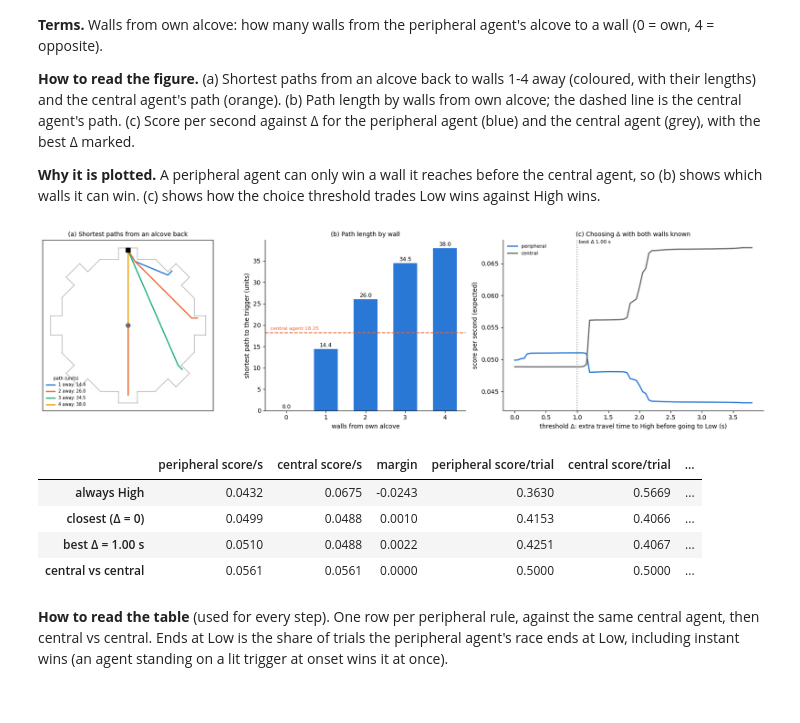
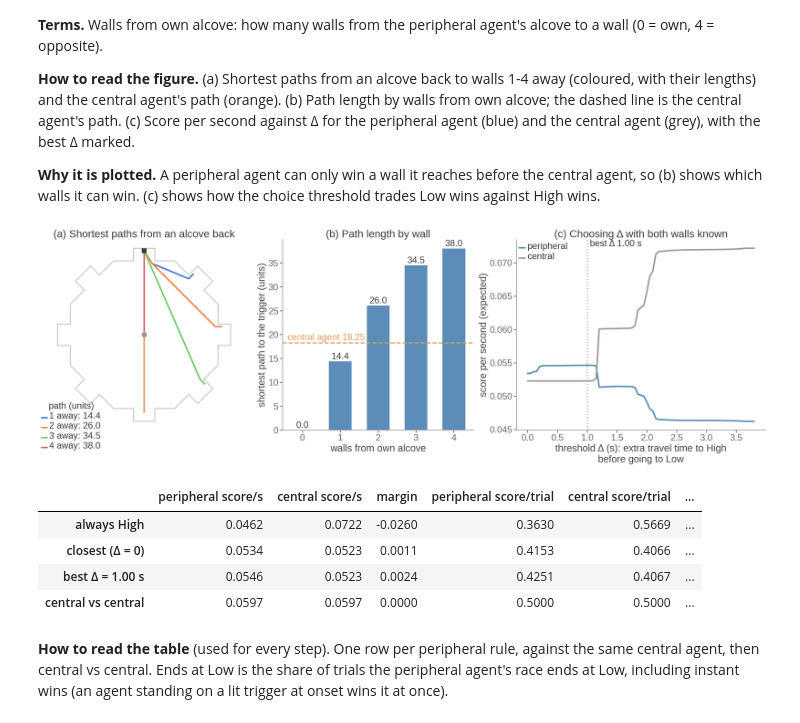
Before and after one commit to tomhagley6/octagon_analysis, a Jupyter notebook: demos/analytical_modelling/geometric_model_assembly.ipynb, the cells around one changed output. Cells and saved outputs as stored; diff of their text form; code cells hidden in the pictures.

Commit message:
Some more progress on the geometric model, which is currently the model used in presentation for lab meeting data blitz 261027. Also, characterisation notebook on the model sims from 261020 models.

```diff
--- a/demos/analytical_modelling/geometric_model_assembly.ipynb
+++ b/demos/analytical_modelling/geometric_model_assembly.ipynb
@@ -72,14 +86,16 @@ onset = periph.merge(traj[['model', 'trial_num', 'player', 'yaw']], on=['model',
 POS = onset[['x', 'z']].to_numpy(float)
 HEAD = np.degrees([y[0] for y in onset['yaw']])
 
-# get the turning rate, closing speed and per-trial overhead measured from central agents
+# get the turning rate and closing speed measured from central agents
 timing_df = data_saving.cached(f'trial_timing_{BATCH}_central5',
                                lambda: ar.collect_trial_timing(SIM_DATA_FOLDER, CENTRAL[:5], verbose=False),
                                recompute=RECOMPUTE, stamp=(tuple(CENTRAL[:5]), 'v2'))
 alignment = data_saving.cached(f'central_alignment_{BATCH}_central5',
                                lambda: ar.collect_central_alignment(SIM_DATA_FOLDER, CENTRAL[:5], verbose=False),
                                recompute=RECOMPUTE, stamp=(tuple(CENTRAL[:5]), ar.ALIGN_TOL, 'rays', 'v4'))
-OVERHEAD = timing_df['overhead_s'].mean()
+AGENT_OVERHEAD = timing_df['overhead_s'].mean()
+# take the human social mean time outside the race (agent logs round each delay up to a 1/3 s frame)
+OVERHEAD = ar.human_overhead('social')
 ROT, CLOSE = ar.rotation_speed(alignment), ar.closing_speed(alignment)
 
 # get the model races and each position's paths and known-wall times
@@ -87,7 +103,7 @@ races = data_saving.cached(f'periph_ray_races_{BATCH}',
                            lambda: ar.build_races_rays(POS, HEAD, ROT, CLOSE, groups=onset['model'].to_numpy()),
                            recompute=RECOMPUTE,
                            stamp=(tuple(PERIPHERAL), len(POS), round(ROT, 3), round(CLOSE, 3), ar.HEAD_STEP, ar.TRACE_DT,
-                                  True, True, 'v8'))
+                                  True, True, 'v10'))
 D_KNOWN, T_KNOWN = data_saving.cached(f'periph_known_wall_times_{BATCH}',
                                       lambda: ar.known_wall_times(POS, HEAD, ROT, CLOSE),
                                       recompute=RECOMPUTE, stamp=(len(POS), round(ROT, 3), round(CLOSE, 3), 'v1'))
@@ -273,51 +427,54 @@ sweep0 = pd.DataFrame([dict(delta=d, **summary(with_times(D_KNOWN[pi_, hi_] / ar
                                                'low_first', central_t=CT_STRAIGHT)) for d in D_GRID])
 D_BEST0 = float(sweep0.loc[sweep0['peripheral score/s'].idxmax(), 'delta'])
 
-fig, axes = plt.subplots(1, 3, figsize=(17, 4.8), gridspec_kw=dict(width_ratios=[1, 1, 1.3]))
+fig, axes = plt.subplots(1, 3, figsize=(27, 9), gridspec_kw=dict(width_ratios=[1, 1, 1.3]))
 ax = axes[0]
 draw_arena(ax)
-for off, col in zip((1, 2, 3, 4), ('#2a78d6', '#eb6834', '#1baf7a', '#eda100')):
+for off, col in zip((1, 2, 3, 4), sns.color_palette('muted', 4).as_hex()):
     p = ar.path_points(BACK, off)
-    ax.plot(p[:, 0], p[:, 1], color=col, lw=2, label=f'{off} away: {d_back[off]:.1f}')
-draw_central(ax, 4)
-ax.plot(*BACK, 'ks', ms=7)
-ax.legend(loc='lower left', fontsize=7, frameon=False, title='path (units)', title_fontsize=7)
+    ax.plot(p[:, 0], p[:, 1], color=col, lw=4, label=f'{off} away: {d_back[off]:.1f}')
+pts_c = ar.path_points(np.zeros(2), 4)
+ax.plot(pts_c[:, 0], pts_c[:, 1], color=C_ROUTE_C, lw=4)
+ax.plot(0, 0, 'o', color=C_CENTRAL, ms=13)
+ax.plot(*BACK, 's', color=C_INK, ms=12)
+ax.legend(loc='lower left', fontsize=7, frameon=False, title='path (units)', title_fontsize=FS_BASE, bbox_to_anchor=(-0.05, -0.12))
 ax.set_title('(a) Shortest paths from an alcove back', fontsize=10)
 ax = axes[1]
 offs = np.arange(5)
 ax.bar(offs, d_back[[0, 1, 2, 3, 4]], color=C_PERIPH, width=0.6)
 for x, v in zip(offs, d_back[[0, 1, 2, 3, 4]]):
     ax.text(x, v + 0.5, f'{v:.1f}', ha='center', fontsize=9)
-ax.axhline(d_centre, color=C_ROUTE_C, ls='--', lw=1.5)
+ax.axhline(d_centre, color=C_ROUTE_C, ls='--', lw=3)
 ax.text(-0.4, d_centre + 0.6, f'central agent {d_centre:.2f}', color=C_ROUTE_C, fontsize=8)
 ax.set_xlabel('walls from own alcove'); ax.set_ylabel('shortest path to the trigger (units)')
 ax.set_title('(b) Path length by wall', fontsize=10)
 ax.spines[['top', 'right']].set_visible(False)
 ax = axes[2]
-ax.plot(sweep0['delta'], sweep0['peripheral score/s'], color=C_PERIPH, lw=2, label='peripheral')
-ax.plot(sweep0['delta'], sweep0['central score/s'], color=C_CENTRAL, lw=2, label='central')
-ax.axvline(D_BEST0, color='#999999', ls=':', lw=1.5)
+ax.plot(sweep0['delta'], sweep0['peripheral score/s'], color=C_PERIPH, lw=4, label='peripheral')
+ax.plot(sweep0['delta'], sweep0['central score/s'], color=C_CENTRAL, lw=4, label='central')
+ax.axvline(D_BEST0, color=C_REF, ls=':', lw=3)
 ax.text(D_BEST0, ax.get_ylim()[1], f' best Δ {D_BEST0:.2f} s', va='top', fontsize=8)
-ax.set_xlabel('threshold Δ: extra travel time to High before going to Low (s)')
+ax.set_xlabel('threshold Δ (s): extra travel time to High\nbefore going to Low')
 ax.set_ylabel('score per second (expected)')
 ax.legend(frameon=False, fontsize=8)
 ax.set_title('(c) Choosing Δ with both walls known', fontsize=10)
 ax.spines[['top', 'right']].set_visible(False)
+presentation_text(fig)
 plt.tight_layout(); plt.show()
 
 step1 = pd.DataFrame({
     'always High': summary(with_times(D_KNOWN[pi_, hi_] / 10, D_KNOWN[pi_, lo_] / 10, np.zeros(len(pooled), bool)), 'low_first'),
     'closest (Δ = 0)': summary(with_times(D_KNOWN[pi_, hi_] / 10, D_KNOWN[pi_, lo_] / 10, GAP_KNOWN > ar.TIE), 'low_first'),
     f'best Δ = {D_BEST0:.2f} s': summary(with_times(D_KNOWN[pi_, hi_] / 10, D_KNOWN[pi_, lo_] / 10, GAP_KNOWN > D_BEST0), 'low_first')}).T
 step1.loc['central vs central'] = [ref_score(CT_STRAIGHT), ref_score(CT_STRAIGHT), 0, 0.5, 0.5, 0.5, 0, ar.TRIGGER_REACH / 10]
 display(step1.round(4))
 # %% [output]
-[figure, old version]
+[figure, new version]
 |  | peripheral score/s | central score/s | margin | peripheral score/trial | central score/trial | ... |
-| always High | 0.0432 | 0.0675 | -0.0243 | 0.3630 | 0.5669 | ... |
-| closest (Δ = 0) | 0.0499 | 0.0488 | 0.0010 | 0.4153 | 0.4066 | ... |
-| best Δ = 1.00 s | 0.0510 | 0.0488 | 0.0022 | 0.4251 | 0.4067 | ... |
-| central vs central | 0.0561 | 0.0561 | 0.0000 | 0.5000 | 0.5000 | ... |
+| always High | 0.0462 | 0.0722 | -0.0260 | 0.3630 | 0.5669 | ... |
+| closest (Δ = 0) | 0.0534 | 0.0523 | 0.0011 | 0.4153 | 0.4066 | ... |
+| best Δ = 1.00 s | 0.0546 | 0.0523 | 0.0024 | 0.4251 | 0.4067 | ... |
+| central vs central | 0.0597 | 0.0597 | 0.0000 | 0.5000 | 0.5000 | ... |
 # %% [markdown]
 **How to read the table** (used for every step). One row per peripheral rule, against the same central agent, then central vs central. Ends at Low is the share of trials the peripheral agent's race ends at Low, including instant wins (an agent standing on a lit trigger at onset wins it at once).
 # %% [markdown]
```
Also changed, not shown: parts of 36 cells of this notebook, 11 other files.
